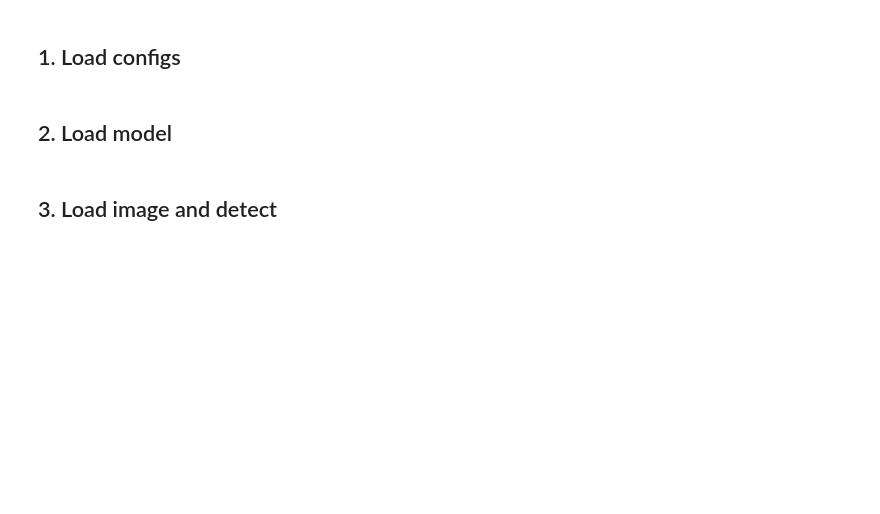
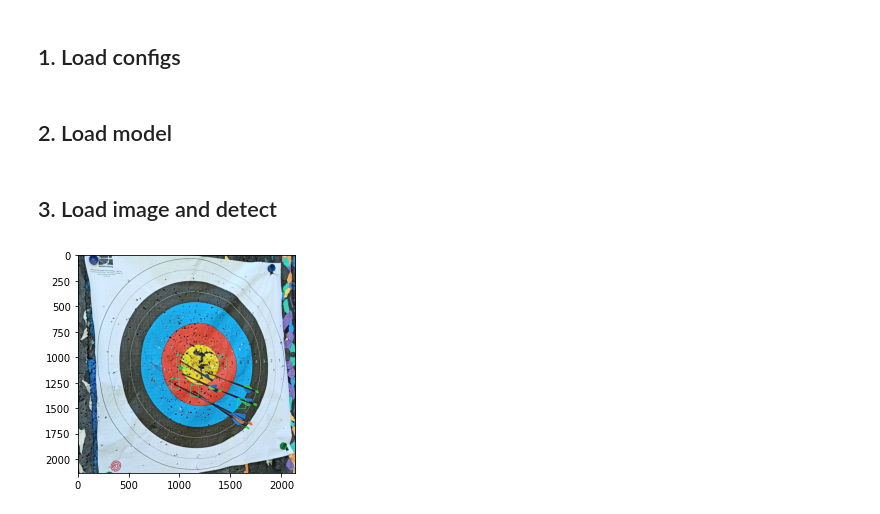
Before and after one commit to vajicek/targets, a Jupyter notebook: targets_tf/detectarrows.ipynb, the cells around one changed output. Saved outputs shown, nothing was run; the diff lists cells and outputs as text; code cells hidden in the pictures; blank space fills up the shorter version.

```diff
--- a/targets_tf/detectarrows.ipynb
+++ b/targets_tf/detectarrows.ipynb
@@ -59,36 +59,38 @@ a=['IMG_20210706_091951.jpg',
 'IMG_20210713_191239.jpg',
 'IMG_20210716_185412.jpg',
 'IMG_20210716_192912.jpg']
-IMAGE_PATH = os.path.join(paths['IMAGE_PATH'], 'test', a[4])
+IMAGE_PATH = os.path.join(paths['IMAGE_PATH'], 'test', a[1])
 # %%
 img = cv2.imread(IMAGE_PATH)
 image_np = np.array(img)
 
 input_tensor = tf.convert_to_tensor(np.expand_dims(image_np, 0), dtype=tf.float32)
 detections = detect_fn(input_tensor)
 
 num_detections = int(detections.pop('num_detections'))
 detections = {key: value[0, :num_detections].numpy() for key, value in detections.items()}
 detections['num_detections'] = num_detections
 
 # detection_classes should be ints.
 detections['detection_classes'] = detections['detection_classes'].astype(np.int64)
 
 label_id_offset = 1
 image_np_with_detections = image_np.copy()
 
 viz_utils.visualize_boxes_and_labels_on_image_array(
             image_np_with_detections,
             detections['detection_boxes'],
             detections['detection_classes']+label_id_offset,
             detections['detection_scores'],
             category_index,
             use_normalized_coordinates=True,
             max_boxes_to_draw=50,
-            min_score_thresh=.001,
+            min_score_thresh=.9,
             agnostic_mode=False)
 
 plt.imshow(cv2.cvtColor(image_np_with_detections, cv2.COLOR_BGR2RGB))
 plt.show()
+# %% [output]
+[figure, added]
 # %%
 detections
```
Also changed, not shown: parts of 1 cell of this notebook, 3 other files.
